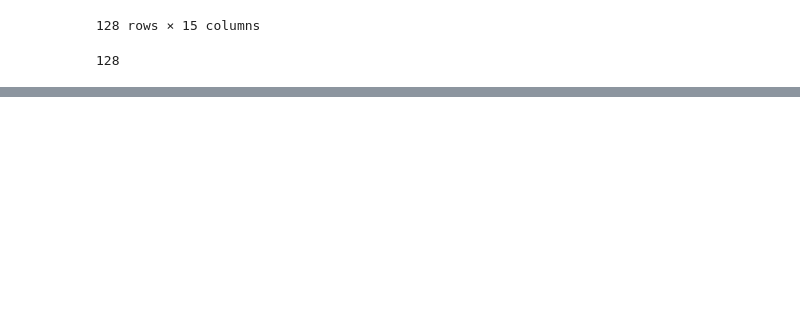
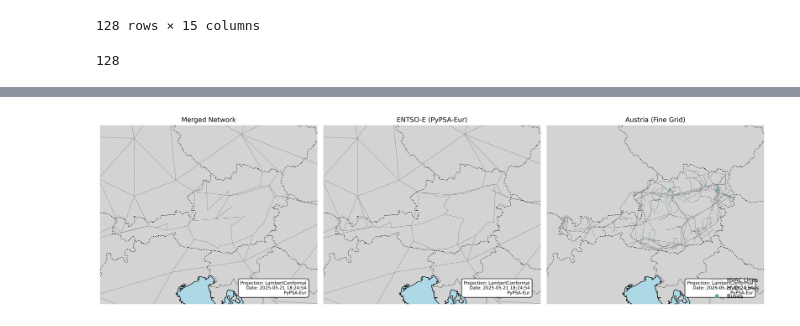
Before and after one commit to bjoernellens1/pypsa-eur-evt, a Jupyter notebook: rules/MA/notebooks/merge_austrian_network.py.ipynb, the cells around one changed output, grey strips where cells are left out. Drawn from its saved outputs; the diff is of its cells as text; code cells hidden in the pictures; blank space fills up the shorter version.

```diff
--- a/rules/MA/notebooks/merge_austrian_network.py.ipynb
+++ b/rules/MA/notebooks/merge_austrian_network.py.ipynb
@@ -208,0 +332,78 @@ facecolor will have no effect as it has been defined as "never".
+# %%
+import matplotlib.pyplot as plt
+import matplotlib.lines as mlines
+import cartopy.crs as ccrs
+import cartopy.feature as cfeature
+from datetime import datetime
+
+# Define networks
+networks = {
+    "Austria (Fine Grid)": network2,
+    "Merged Network": merged_network,
+    "ENTSO-E (PyPSA-Eur)": network1,
+}
+
+# Plotting parameters
+projection_type = "LambertConformal"
+projection_params = {"central_longitude": 10, "central_latitude": 50}
+figsize = (17, 8)  # Wider figure for side-by-side plots
+line_width = 0.5
+bus_size = 0.0001
+bus_color = "cadetblue"
+line_color = "gray"
+link_color = "green"
+legend_loc = 'lower right'
+info_box_position = (0.95, 0.05)
+font_size_title = 12
+font_size_info = 8
+
+extent = [
+    projection_params["central_longitude"] - 4,
+    projection_params["central_longitude"] + 4,
+    projection_params["central_latitude"] - 3,
+    projection_params["central_latitude"] + 3
+]
+
+# Create the figure and axes
+fig, axes = plt.subplots(1, 3, figsize=figsize, subplot_kw={
+    "projection": getattr(ccrs, projection_type)(**projection_params)
+})
+
+# Generate current timestamp
+date_str = datetime.now().strftime("%Y-%m-%d %H:%M:%S")
+info_text = f"Projection: {projection_type}\nDate: {date_str}\nPyPSA-Eur"
+
+# Loop through networks and plot
+for ax, (title, net) in zip(axes, networks.items()):
+    ax.set_extent(extent, crs=ccrs.PlateCarree())
+    ax.add_feature(cfeature.LAND, color='lightgray')
+    ax.add_feature(cfeature.OCEAN, color='lightblue')
+    ax.add_feature(cfeature.BORDERS, linestyle=':')
+    ax.add_feature(cfeature.COASTLINE)
+
+    # Plot network
+    net.plot(ax=ax, color_geomap=False, line_widths=line_width, link_widths=line_width,
+             bus_sizes=bus_size, line_colors=line_color, link_colors=link_color,
+             bus_colors=bus_color, boundaries=[9, 18, 45, 50])
+
+    # Add title
+    ax.set_title(title, fontsize=font_size_title)
+
+    # Add info box
+    ax.text(info_box_position[0], info_box_position[1], info_text, transform=ax.transAxes,
+            fontsize=font_size_info, verticalalignment='bottom', horizontalalignment='right',
+            bbox=dict(facecolor='white', edgecolor='black', boxstyle='round,pad=0.5'))
+
+# Create shared legend
+transmission_legend = mlines.Line2D([], [], color=line_color, linewidth=line_width, label="HVAC Lines")
+link_legend = mlines.Line2D([], [], color=link_color, linewidth=line_width, label="HVDC Lines")
+bus_legend = mlines.Line2D([], [], color=bus_color, marker='o', linestyle='None', markersize=6, label="Buses")
+
+axes[-1].legend(handles=[transmission_legend, link_legend, bus_legend], loc=legend_loc)
+
+# Save and show
+plt.tight_layout()
+plt.savefig("triple_network_comparison.pdf", format='pdf', bbox_inches='tight')
+plt.show()
+# %% [output]
+[figure, added]
```
Also changed, not shown: parts of 21 cells of this notebook, 6 other files.
